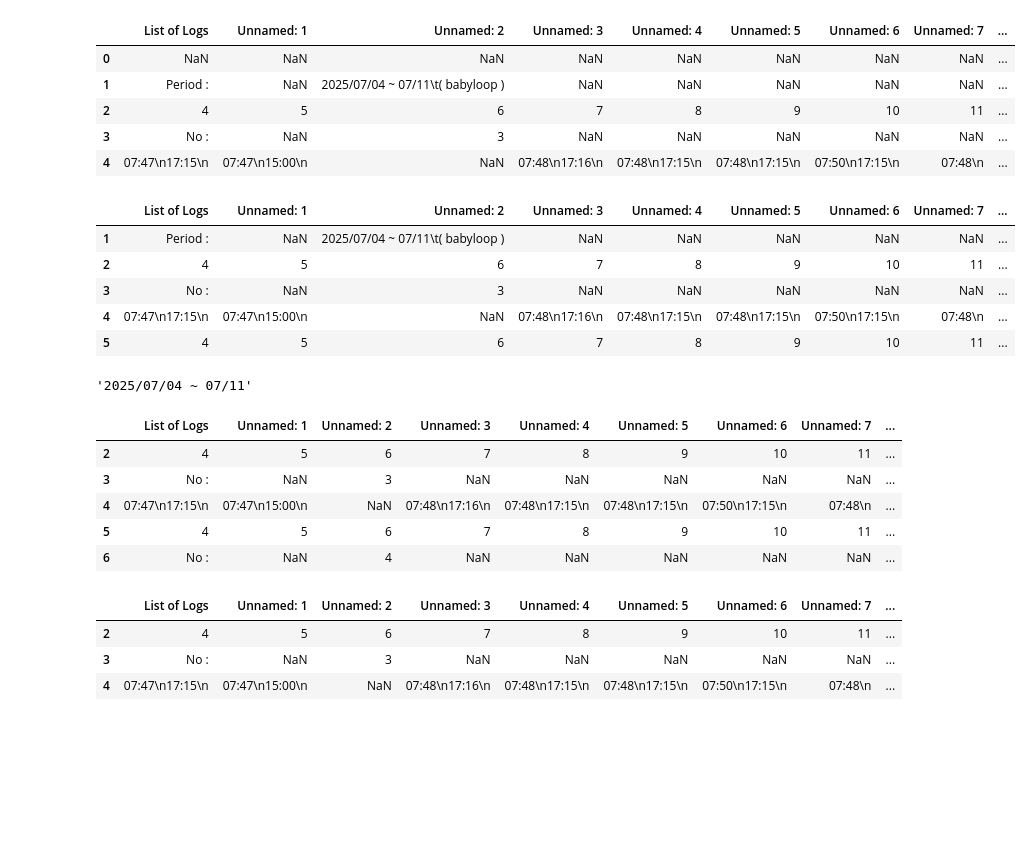
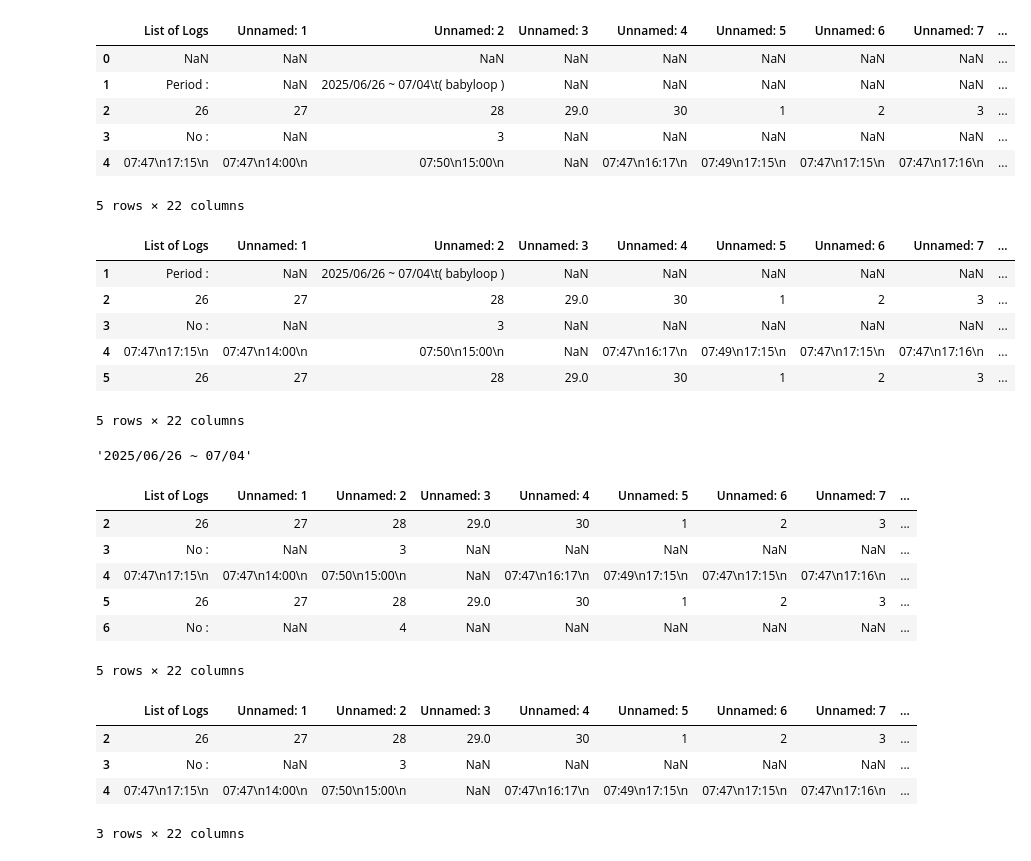
Before and after one commit to code13night/attendance_transform, a Jupyter notebook: notebook.ipynb, the cells around one changed output. Cells and saved outputs as stored; diff of their text form; code cells hidden in the pictures; blank space fills up the shorter version.

```diff
--- a/notebook.ipynb
+++ b/notebook.ipynb
@@ -3,28 +3,32 @@
 # %%
 %pip install openpyxl
 # %%
-# laod data frome excel
-df = pd.read_excel('exported.xlsx', engine='openpyxl')
+import pandas as pd
+# load data from excel
+file = 'exported1.xlsx'
+df = pd.read_excel(f'data/{file}', engine='openpyxl')
 
 df.head()
 # %% [output]
 |  | List of Logs | Unnamed: 1 | Unnamed: 2 | Unnamed: 3 | Unnamed: 4 | Unnamed: 5 | Unnamed: 6 | Unnamed: 7 | ... |
 | 0 | NaN | NaN | NaN | NaN | NaN | NaN | NaN | NaN | ... |
-| 1 | Period : | NaN | 2025/07/04 ~ 07/11\t( babyloop ) | NaN | NaN | NaN | NaN | NaN | ... |
-| 2 | 4 | 5 | 6 | 7 | 8 | 9 | 10 | 11 | ... |
+| 1 | Period : | NaN | 2025/06/26 ~ 07/04\t( babyloop ) | NaN | NaN | NaN | NaN | NaN | ... |
+| 2 | 26 | 27 | 28 | 29.0 | 30 | 1 | 2 | 3 | ... |
 | 3 | No : | NaN | 3 | NaN | NaN | NaN | NaN | NaN | ... |
-| 4 | 07:47\n17:15\n | 07:47\n15:00\n | NaN | 07:48\n17:16\n | 07:48\n17:15\n | 07:48\n17:15\n | 07:50\n17:15\n | 07:48\n | ... |
+| 4 | 07:47\n17:15\n | 07:47\n14:00\n | 07:50\n15:00\n | NaN | 07:47\n16:17\n | 07:49\n17:15\n | 07:47\n17:15\n | 07:47\n17:16\n | ... |
+5 rows × 22 columns
 # %%
 # remove first row
 df = df.iloc[1:]
 df.head()
 # %% [output]
 |  | List of Logs | Unnamed: 1 | Unnamed: 2 | Unnamed: 3 | Unnamed: 4 | Unnamed: 5 | Unnamed: 6 | Unnamed: 7 | ... |
-| 1 | Period : | NaN | 2025/07/04 ~ 07/11\t( babyloop ) | NaN | NaN | NaN | NaN | NaN | ... |
-| 2 | 4 | 5 | 6 | 7 | 8 | 9 | 10 | 11 | ... |
+| 1 | Period : | NaN | 2025/06/26 ~ 07/04\t( babyloop ) | NaN | NaN | NaN | NaN | NaN | ... |
+| 2 | 26 | 27 | 28 | 29.0 | 30 | 1 | 2 | 3 | ... |
 | 3 | No : | NaN | 3 | NaN | NaN | NaN | NaN | NaN | ... |
-| 4 | 07:47\n17:15\n | 07:47\n15:00\n | NaN | 07:48\n17:16\n | 07:48\n17:15\n | 07:48\n17:15\n | 07:50\n17:15\n | 07:48\n | ... |
-| 5 | 4 | 5 | 6 | 7 | 8 | 9 | 10 | 11 | ... |
+| 4 | 07:47\n17:15\n | 07:47\n14:00\n | 07:50\n15:00\n | NaN | 07:47\n16:17\n | 07:49\n17:15\n | 07:47\n17:15\n | 07:47\n17:16\n | ... |
+| 5 | 26 | 27 | 28 | 29.0 | 30 | 1 | 2 | 3 | ... |
+5 rows × 22 columns
 # %%
 # create a new data frame with columns: name, department, period, date, clock-in time, clock-out time
 formatted_df = pd.DataFrame(columns=["name", "department", "period", "date", "clock-in", "clock-out"])
@@ -33,27 +37,29 @@ formatted_df = pd.DataFrame(columns=["name", "department", "period", "date", "cl
 period = df.iloc[0, 2].replace('\t( babyloop )', '').strip()
 period
 # %% [output]
-'2025/07/04 ~ 07/11'
+'2025/06/26 ~ 07/04'
 # %%
 # remove first row after getting period
 df = df.iloc[1:]
 df.head()
 # %% [output]
 |  | List of Logs | Unnamed: 1 | Unnamed: 2 | Unnamed: 3 | Unnamed: 4 | Unnamed: 5 | Unnamed: 6 | Unnamed: 7 | ... |
-| 2 | 4 | 5 | 6 | 7 | 8 | 9 | 10 | 11 | ... |
+| 2 | 26 | 27 | 28 | 29.0 | 30 | 1 | 2 | 3 | ... |
 | 3 | No : | NaN | 3 | NaN | NaN | NaN | NaN | NaN | ... |
-| 4 | 07:47\n17:15\n | 07:47\n15:00\n | NaN | 07:48\n17:16\n | 07:48\n17:15\n | 07:48\n17:15\n | 07:50\n17:15\n | 07:48\n | ... |
-| 5 | 4 | 5 | 6 | 7 | 8 | 9 | 10 | 11 | ... |
+| 4 | 07:47\n17:15\n | 07:47\n14:00\n | 07:50\n15:00\n | NaN | 07:47\n16:17\n | 07:49\n17:15\n | 07:47\n17:15\n | 07:47\n17:16\n | ... |
+| 5 | 26 | 27 | 28 | 29.0 | 30 | 1 | 2 | 3 | ... |
 | 6 | No : | NaN | 4 | NaN | NaN | NaN | NaN | NaN | ... |
+5 rows × 22 columns
 # %%
 # get first 3 rows to sample_df
 sample_df = df.iloc[:3]
 sample_df
 # %% [output]
 |  | List of Logs | Unnamed: 1 | Unnamed: 2 | Unnamed: 3 | Unnamed: 4 | Unnamed: 5 | Unnamed: 6 | Unnamed: 7 | ... |
-| 2 | 4 | 5 | 6 | 7 | 8 | 9 | 10 | 11 | ... |
+| 2 | 26 | 27 | 28 | 29.0 | 30 | 1 | 2 | 3 | ... |
 | 3 | No : | NaN | 3 | NaN | NaN | NaN | NaN | NaN | ... |
-| 4 | 07:47\n17:15\n | 07:47\n15:00\n | NaN | 07:48\n17:16\n | 07:48\n17:15\n | 07:48\n17:15\n | 07:50\n17:15\n | 07:48\n | ... |
+| 4 | 07:47\n17:15\n | 07:47\n14:00\n | 07:50\n15:00\n | NaN | 07:47\n16:17\n | 07:49\n17:15\n | 07:47\n17:15\n | 07:47\n17:16\n | ... |
+3 rows × 22 columns
 # %%
 # Extract name and department from row 1 (index 3)
 name = sample_df.iloc[1, 10]
```
Also changed, not shown: parts of 9 cells of this notebook, 1 other file.
